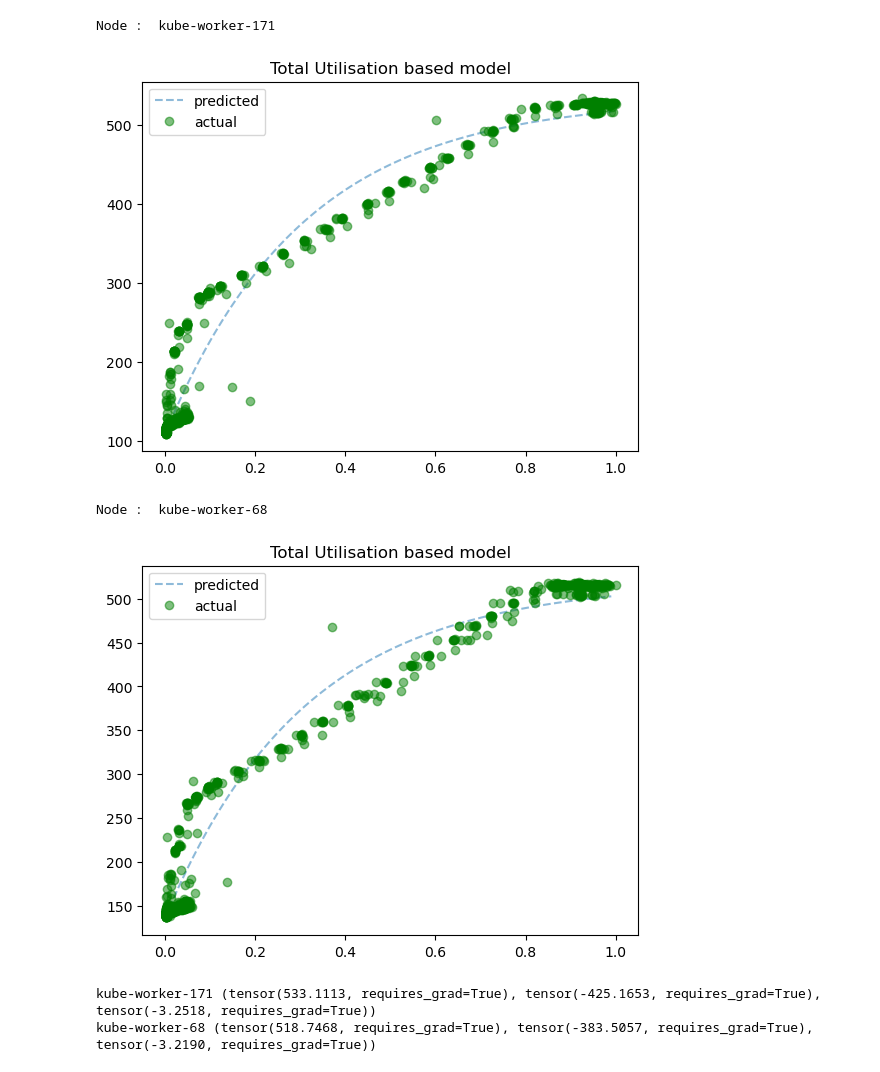
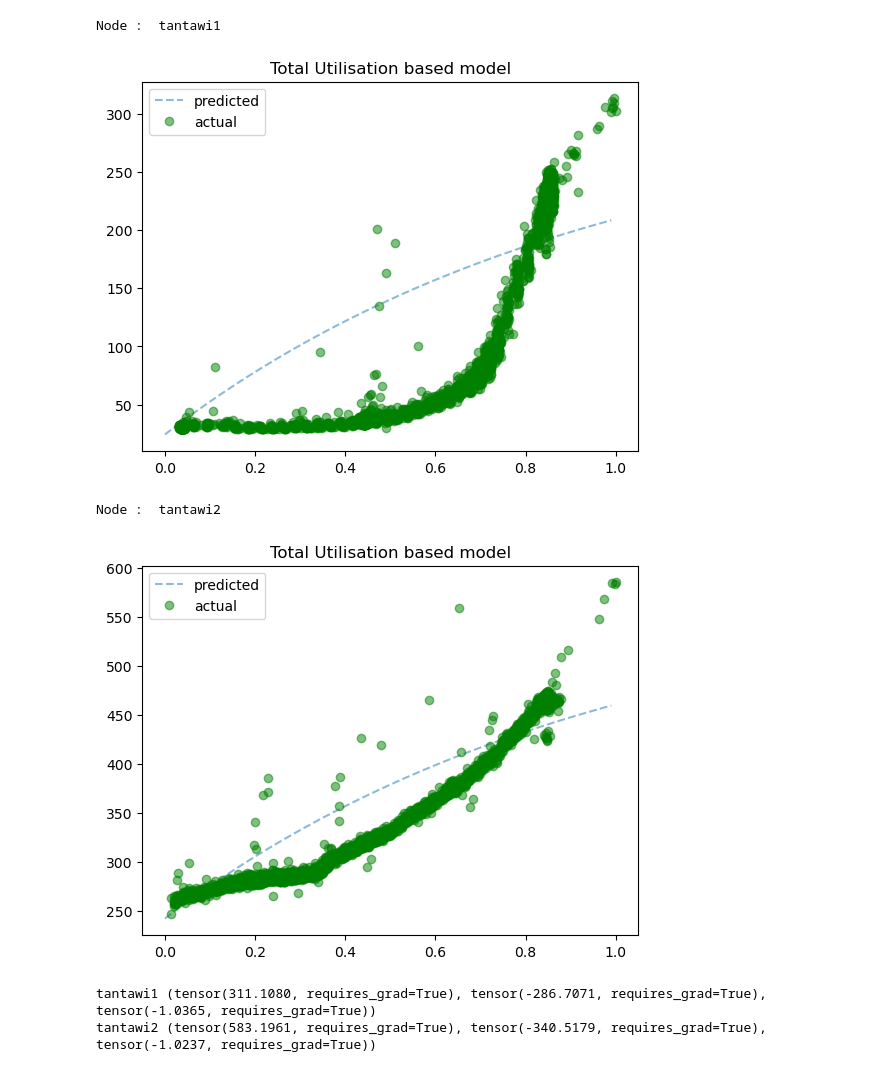
Before and after one commit to sustainable-computing-io/peaks, a Jupyter notebook: power_model/data_preprocessing-and-modelling.ipynb, the cells around one changed output. Saved outputs shown, nothing was run; the diff lists cells and outputs as text; code cells hidden in the pictures.

Commit message:
Added new experiment for peaks and kepler
Signed-off-by: Felix George <felixpv007@gmail.com>

```diff
--- a/power_model/data_preprocessing-and-modelling.ipynb
+++ b/power_model/data_preprocessing-and-modelling.ipynb
@@ -19,8 +20,8 @@ os.listdir("data/data")
 # %%
 data_folder = "data/data/"
-cpu_util_file = "node_cpu_seconds_total_2024-02-04 15:40:12.798404.csv"
-node_package_power_file = "kepler_node_package_joules_total_2024-02-04 15:59:44.603020.csv"
-node_dram_power_file = "kepler_node_dram_joules_total_2024-02-04 15:59:43.534934.csv"
+cpu_util_file = "node_cpu_seconds_total_2024-03-05 21:56:33.199533.csv"
+node_package_power_file = "kepler_node_package_joules_total_2024-03-05 21:59:01.724486.csv"
+node_dram_power_file = "kepler_node_dram_joules_total_2024-03-05 21:58:59.655768.csv"
 # %%
 cpu_util = pd.read_csv(data_folder+cpu_util_file)
 cpu_util = cpu_util[cpu_util['mode']!='idle']
@@ -43,42 +60,40 @@ import model
 # %%
 node_power_models = {}
 for node in cpu_util_agg['instance'].unique():
-    if node == 'kube-master-90':
-        continue
     print("Node : ", node)
     cpu = cpu_util_agg[cpu_util_agg['instance']==node]
     power = node_power_metrics[node_power_metrics['instance']==node]
     data = pd.merge_asof(cpu, power, on = 'timestamp')
     data.rename(columns={'value':'util'}, inplace=True)
     data.sort_values('timestamp', inplace=True)
     m = model.UtilisationPowerModel()
 
     node_df = data
     node_df['util'] = node_df['util'].diff()
     node_df['energy'] = node_df['power'].diff()
     node_df.fillna(0, inplace=True)
 
-    node_df = node_df.iloc[2000: , :]
+#     node_df = node_df.iloc[2000: , :]
 
     node_df = node_df[(node_df[['util']] != 0).all(axis=1)]
     node_df = node_df[(node_df[['energy']] != 0).all(axis=1)]
     max_util = max(node_df['util'])
     node_df['util'] = node_df['util']/max_util
 
-    node_df['power'] = node_df['energy']/30
+    node_df['power'] = node_df['energy']/3
     node_df['power'].fillna(node_df['power'].mean(), inplace=True)
     node_power_models[node] = m.get_model(node_df[['util', 'power']])
 # %% [output]
-Node :  kube-worker-171
+Node :  tantawi1
-[figure, old version]
+[figure, new version]
-Node :  kube-worker-68
+Node :  tantawi2
-[figure, old version]
+[figure, new version]
 # %%
 for node in node_power_models:
     print(node,node_power_models[node][2])
 # %% [output]
-kube-worker-171 (tensor(533.1113, requires_grad=True), tensor(-425.1653, requires_grad=True), tensor(-3.2518, requires_grad=True))
-kube-worker-68 (tensor(518.7468, requires_grad=True), tensor(-383.5057, requires_grad=True), tensor(-3.2190, requires_grad=True))
+tantawi1 (tensor(311.1080, requires_grad=True), tensor(-286.7071, requires_grad=True), tensor(-1.0365, requires_grad=True))
+tantawi2 (tensor(583.1961, requires_grad=True), tensor(-340.5179, requires_grad=True), tensor(-1.0237, requires_grad=True))
 # %%
 def get_power(k0, k1, k2, util):
     return k0+k1*np.exp(k2*util)
```
Also changed, not shown: parts of 5 cells of this notebook, 7 other files.
